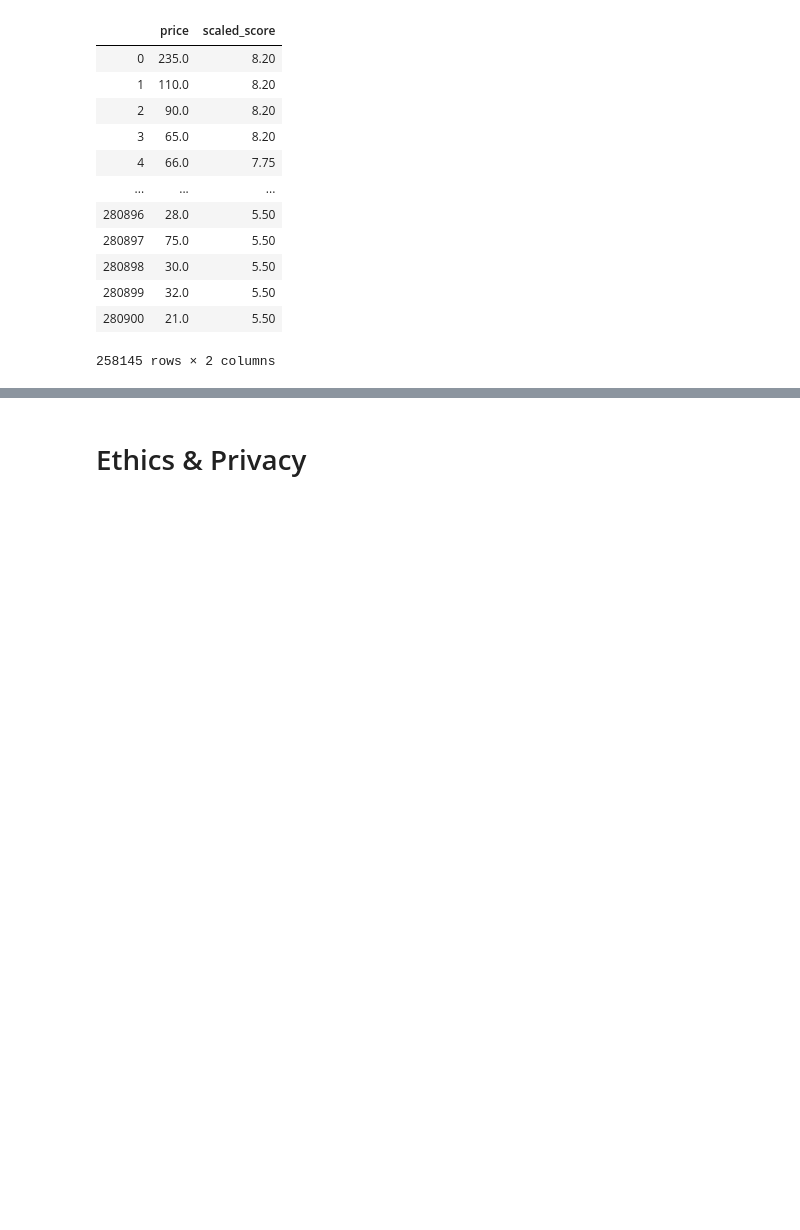
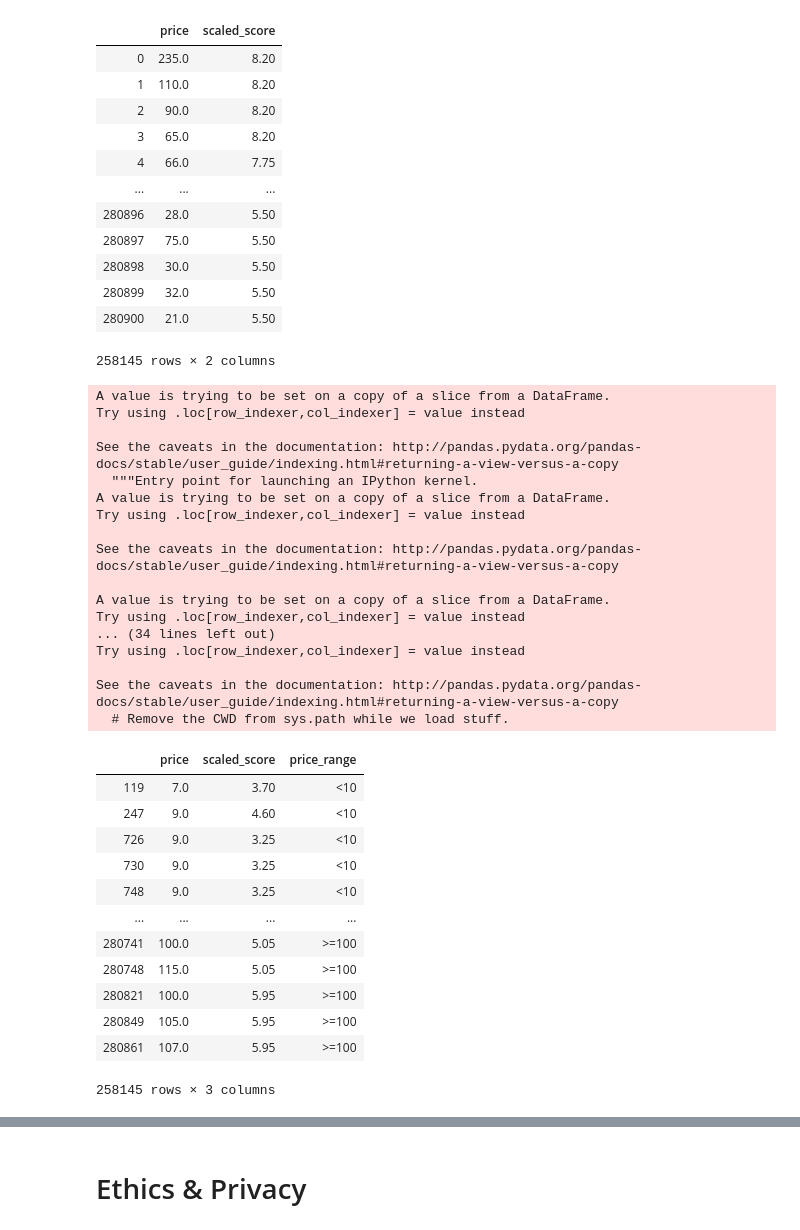
Before and after one commit to aditya4812/COGS108-Final-Project, a Jupyter notebook: FinalProject_group085.ipynb, the cells around one changed output, grey strips where cells are left out. Cells and saved outputs as stored; diff of their text form; code cells hidden in the pictures; blank space fills up the shorter version.

```diff
--- a/FinalProject_group085.ipynb
+++ b/FinalProject_group085.ipynb
@@ -304,3 +304,49 @@ p30to40 = under40.loc[under40['price'] >= 30]
 p20to30 = under30.loc[under30['price'] >= 20]
 p10to20 = under20.loc[under20['price'] >= 10]
 p0to10 = prices.loc[prices['price'] < 10]
+# %%
+over100['price_range'] = '>=100'
+p80to100['price_range'] = '[80,100)'
+p70to80['price_range'] = '[70,80)'
+p60to70['price_range'] = '[60,70)'
+p50to60['price_range'] = '[50,60)'
+p40to50['price_range'] = '[40,50)'
+p30to40['price_range'] = '[30,40)'
+p20to30['price_range'] = '[20,30)'
+p10to20['price_range'] = '[10,20)'
+p0to10['price_range'] = '<10'
+
+ranges = [p0to10, p10to20, p20to30, p30to40, p40to50, p50to60, p60to70, p70to80, p80to100, over100]
+prices_with_ranges = pd.concat(ranges)
+prices_with_ranges
+# %% [output]
+A value is trying to be set on a copy of a slice from a DataFrame.
+Try using .loc[row_indexer,col_indexer] = value instead
+
+See the caveats in the documentation: http://pandas.pydata.org/pandas-docs/stable/user_guide/indexing.html#returning-a-view-versus-a-copy
+  """Entry point for launching an IPython kernel.
+A value is trying to be set on a copy of a slice from a DataFrame.
+Try using .loc[row_indexer,col_indexer] = value instead
+
+See the caveats in the documentation: http://pandas.pydata.org/pandas-docs/stable/user_guide/indexing.html#returning-a-view-versus-a-copy
+
+A value is trying to be set on a copy of a slice from a DataFrame.
+Try using .loc[row_indexer,col_indexer] = value instead
+... (34 lines left out)
+Try using .loc[row_indexer,col_indexer] = value instead
+
+See the caveats in the documentation: http://pandas.pydata.org/pandas-docs/stable/user_guide/indexing.html#returning-a-view-versus-a-copy
+  # Remove the CWD from sys.path while we load stuff.
+|  | price | scaled_score | price_range |
+| 119 | 7.0 | 3.70 | <10 |
+| 247 | 9.0 | 4.60 | <10 |
+| 726 | 9.0 | 3.25 | <10 |
+| 730 | 9.0 | 3.25 | <10 |
+| 748 | 9.0 | 3.25 | <10 |
+| ... | ... | ... | ... |
+| 280741 | 100.0 | 5.05 | >=100 |
+| 280748 | 115.0 | 5.05 | >=100 |
+| 280821 | 100.0 | 5.95 | >=100 |
+| 280849 | 105.0 | 5.95 | >=100 |
+| 280861 | 107.0 | 5.95 | >=100 |
+258145 rows × 3 columns
```
Also changed, not shown: parts of 1 cell of this notebook.
